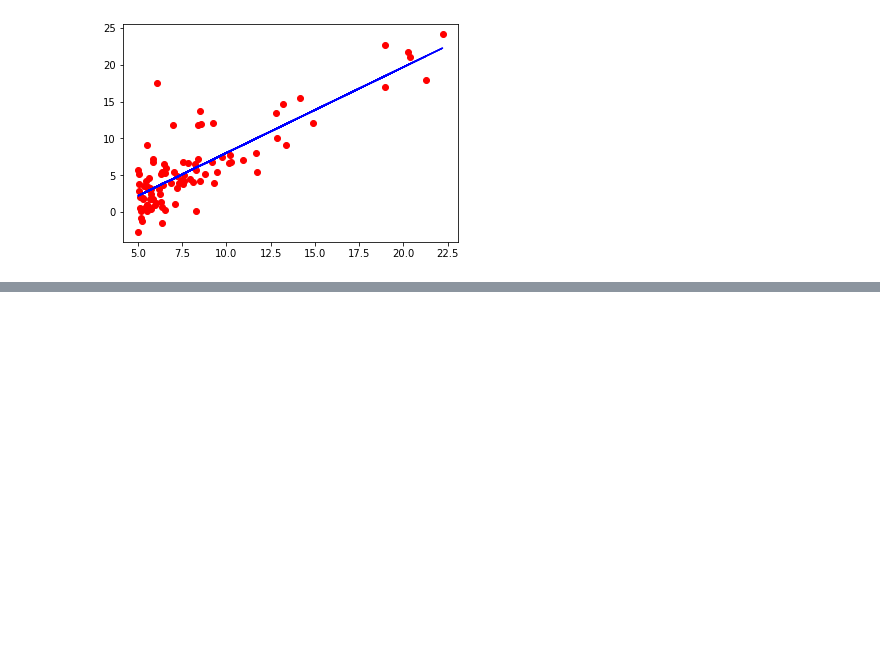
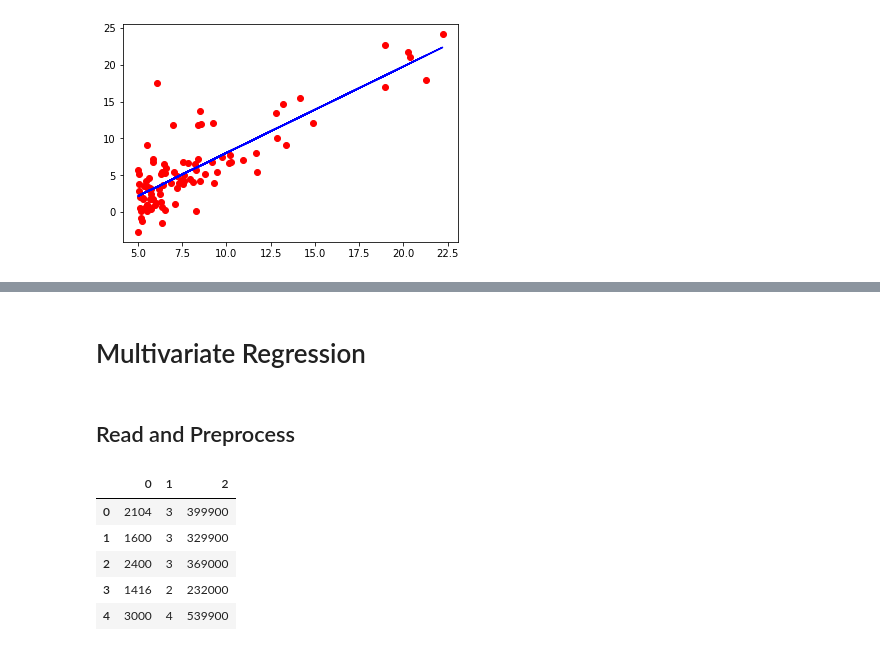
Before and after one commit to AlexNedyalkov/ML_AndrewNg, a Jupyter notebook: LinearRegression.ipynb, the cells around one changed output, grey strips where cells are left out. Drawn from its saved outputs; the diff is of its cells as text; code cells hidden in the pictures; blank space fills up the shorter version.

```diff
--- a/LinearRegression.ipynb
+++ b/LinearRegression.ipynb
@@ -160,0 +189,14 @@ plt.plot(errors)
+# %% [markdown]
+# Multivariate Regression
+# %% [markdown]
+## Read and Preprocess
+# %%
+data = pd.read_csv('Data/week_2-ex_1.txt', header=None)
+data.head()
+# %% [output]
+|  | 0 | 1 | 2 |
+| 0 | 2104 | 3 | 399900 |
+| 1 | 1600 | 3 | 329900 |
+| 2 | 2400 | 3 | 369000 |
+| 3 | 1416 | 2 | 232000 |
+| 4 | 3000 | 4 | 539900 |
```
Also changed, not shown: parts of 26 cells of this notebook.
